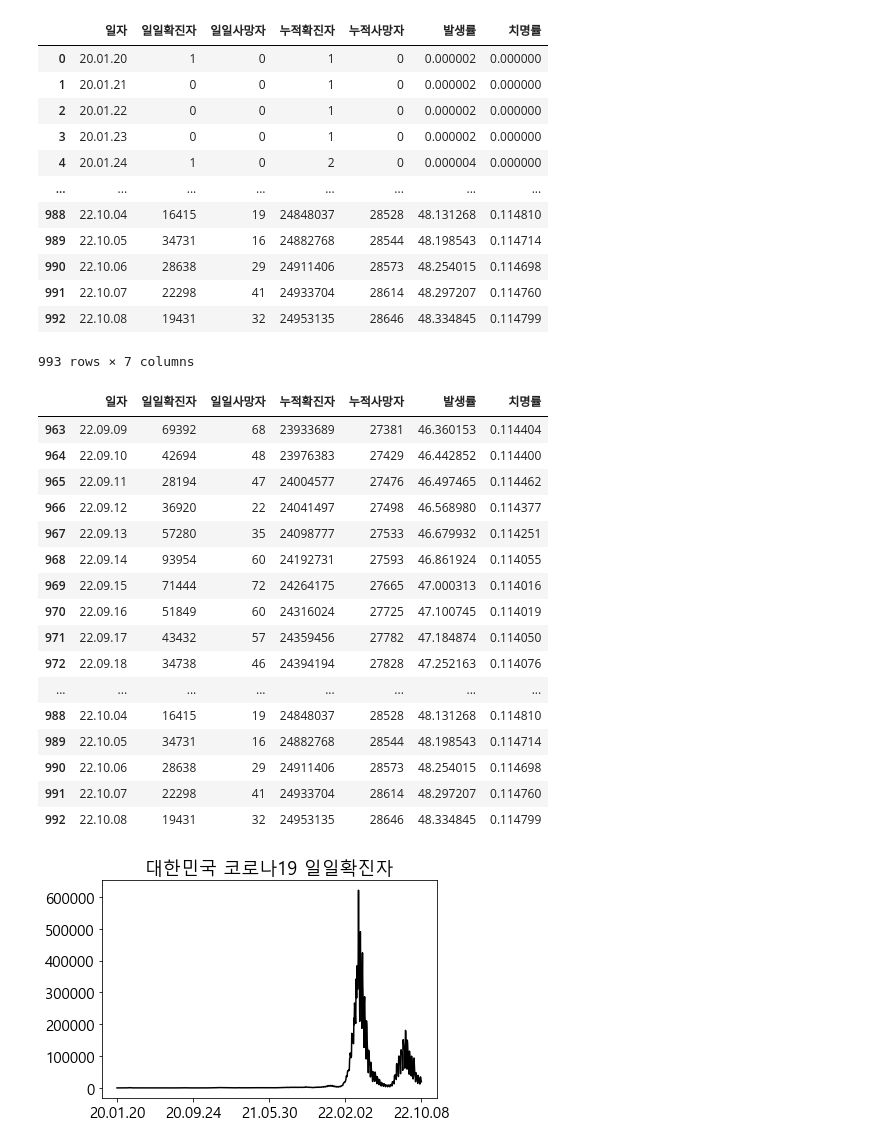
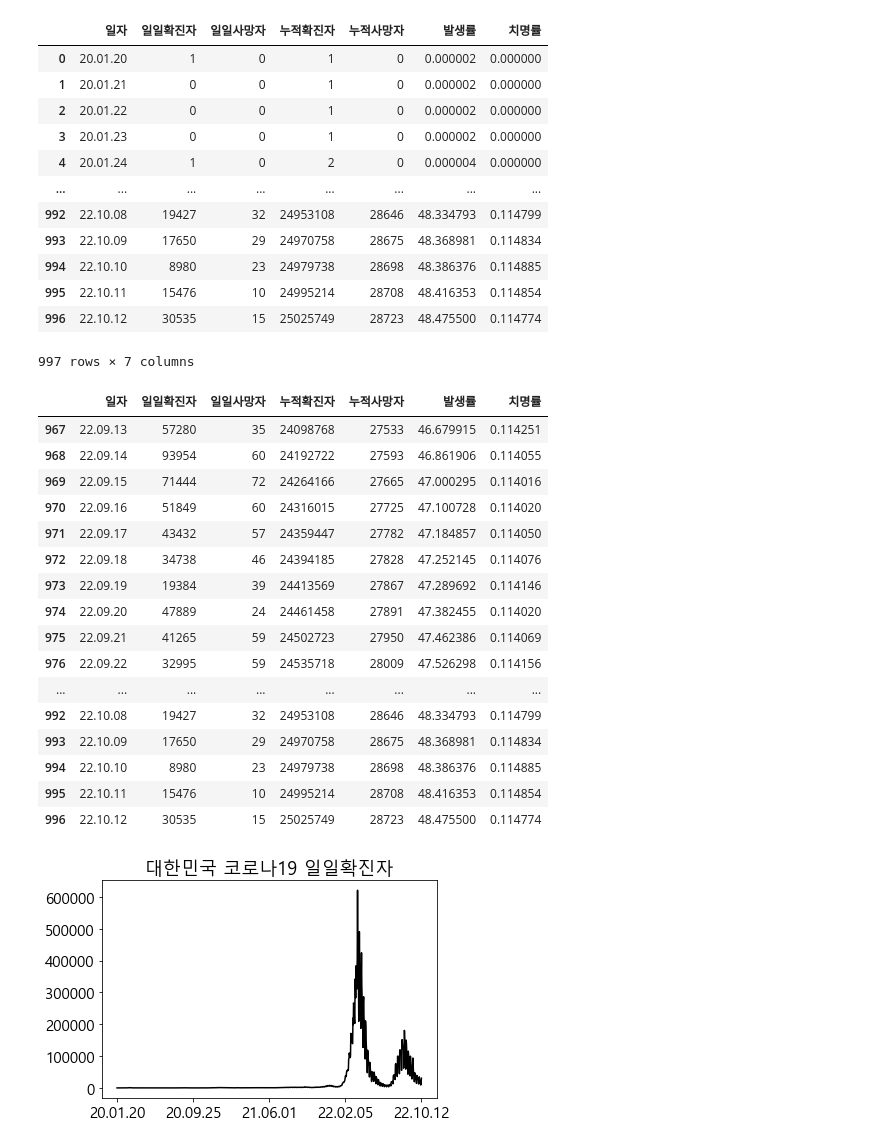
Before and after one commit to cpwoo/ProjectCorona, a Jupyter notebook: ProjectCorona.ipynb, the cells around one changed output. Saved outputs shown, nothing was run; the diff lists cells and outputs as text; code cells hidden in the pictures.

```diff
--- a/ProjectCorona.ipynb
+++ b/ProjectCorona.ipynb
@@ -7,51 +7,51 @@ matplotlib.rcParams['axes.unicode_minus'] = False
 # %%
 import pandas as pd
 import numpy as np
-df = pd.read_excel('코로나바이러스감염증-19_확진환자_발생현황_221008.xlsx', skiprows=[0,1,2,3,5])
+df = pd.read_excel('코로나바이러스감염증-19_확진환자_발생현황_221012.xlsx', skiprows=[0,1,2,3,5])
 df.drop(columns=['국내발생(명)', '해외유입(명)'], inplace=True)
 df.rename(columns={'계(명)':'일일확진자', '사망(명)':'일일사망자'}, inplace=True)
 df['일자'] = df['일자'].dt.strftime('%y.%m.%d')
 df.replace('-', 0, inplace=True)
 df['누적확진자'] = df['일일확진자'].cumsum()
 df['누적사망자'] = df['일일사망자'].cumsum()
 df['발생률'] = df['누적확진자'] / 51625561 * 100
 df['치명률'] = df['누적사망자'] / df['누적확진자'] * 100
 df
 # %% [output]
 |  | 일자 | 일일확진자 | 일일사망자 | 누적확진자 | 누적사망자 | 발생률 | 치명률 |
 | 0 | 20.01.20 | 1 | 0 | 1 | 0 | 0.000002 | 0.000000 |
 | 1 | 20.01.21 | 0 | 0 | 1 | 0 | 0.000002 | 0.000000 |
 | 2 | 20.01.22 | 0 | 0 | 1 | 0 | 0.000002 | 0.000000 |
 | 3 | 20.01.23 | 0 | 0 | 1 | 0 | 0.000002 | 0.000000 |
 | 4 | 20.01.24 | 1 | 0 | 2 | 0 | 0.000004 | 0.000000 |
 | ... | ... | ... | ... | ... | ... | ... | ... |
-| 988 | 22.10.04 | 16415 | 19 | 24848037 | 28528 | 48.131268 | 0.114810 |
-| 989 | 22.10.05 | 34731 | 16 | 24882768 | 28544 | 48.198543 | 0.114714 |
-| 990 | 22.10.06 | 28638 | 29 | 24911406 | 28573 | 48.254015 | 0.114698 |
-| 991 | 22.10.07 | 22298 | 41 | 24933704 | 28614 | 48.297207 | 0.114760 |
-| 992 | 22.10.08 | 19431 | 32 | 24953135 | 28646 | 48.334845 | 0.114799 |
+| 992 | 22.10.08 | 19427 | 32 | 24953108 | 28646 | 48.334793 | 0.114799 |
+| 993 | 22.10.09 | 17650 | 29 | 24970758 | 28675 | 48.368981 | 0.114834 |
+| 994 | 22.10.10 | 8980 | 23 | 24979738 | 28698 | 48.386376 | 0.114885 |
+| 995 | 22.10.11 | 15476 | 10 | 24995214 | 28708 | 48.416353 | 0.114854 |
+| 996 | 22.10.12 | 30535 | 15 | 25025749 | 28723 | 48.475500 | 0.114774 |
-993 rows × 7 columns
+997 rows × 7 columns
 # %%
 df30 = df.tail(30)
 df30
 # %% [output]
 |  | 일자 | 일일확진자 | 일일사망자 | 누적확진자 | 누적사망자 | 발생률 | 치명률 |
-| 963 | 22.09.09 | 69392 | 68 | 23933689 | 27381 | 46.360153 | 0.114404 |
-| 964 | 22.09.10 | 42694 | 48 | 23976383 | 27429 | 46.442852 | 0.114400 |
-| 965 | 22.09.11 | 28194 | 47 | 24004577 | 27476 | 46.497465 | 0.114462 |
-| 966 | 22.09.12 | 36920 | 22 | 24041497 | 27498 | 46.568980 | 0.114377 |
-| 967 | 22.09.13 | 57280 | 35 | 24098777 | 27533 | 46.679932 | 0.114251 |
-| 968 | 22.09.14 | 93954 | 60 | 24192731 | 27593 | 46.861924 | 0.114055 |
-| 969 | 22.09.15 | 71444 | 72 | 24264175 | 27665 | 47.000313 | 0.114016 |
-| 970 | 22.09.16 | 51849 | 60 | 24316024 | 27725 | 47.100745 | 0.114019 |
-| 971 | 22.09.17 | 43432 | 57 | 24359456 | 27782 | 47.184874 | 0.114050 |
-| 972 | 22.09.18 | 34738 | 46 | 24394194 | 27828 | 47.252163 | 0.114076 |
+| 967 | 22.09.13 | 57280 | 35 | 24098768 | 27533 | 46.679915 | 0.114251 |
+| 968 | 22.09.14 | 93954 | 60 | 24192722 | 27593 | 46.861906 | 0.114055 |
+| 969 | 22.09.15 | 71444 | 72 | 24264166 | 27665 | 47.000295 | 0.114016 |
+| 970 | 22.09.16 | 51849 | 60 | 24316015 | 27725 | 47.100728 | 0.114020 |
+| 971 | 22.09.17 | 43432 | 57 | 24359447 | 27782 | 47.184857 | 0.114050 |
+| 972 | 22.09.18 | 34738 | 46 | 24394185 | 27828 | 47.252145 | 0.114076 |
+| 973 | 22.09.19 | 19384 | 39 | 24413569 | 27867 | 47.289692 | 0.114146 |
+| 974 | 22.09.20 | 47889 | 24 | 24461458 | 27891 | 47.382455 | 0.114020 |
+| 975 | 22.09.21 | 41265 | 59 | 24502723 | 27950 | 47.462386 | 0.114069 |
+| 976 | 22.09.22 | 32995 | 59 | 24535718 | 28009 | 47.526298 | 0.114156 |
 | ... | ... | ... | ... | ... | ... | ... | ... |
-| 988 | 22.10.04 | 16415 | 19 | 24848037 | 28528 | 48.131268 | 0.114810 |
-| 989 | 22.10.05 | 34731 | 16 | 24882768 | 28544 | 48.198543 | 0.114714 |
-| 990 | 22.10.06 | 28638 | 29 | 24911406 | 28573 | 48.254015 | 0.114698 |
-| 991 | 22.10.07 | 22298 | 41 | 24933704 | 28614 | 48.297207 | 0.114760 |
-| 992 | 22.10.08 | 19431 | 32 | 24953135 | 28646 | 48.334845 | 0.114799 |
+| 992 | 22.10.08 | 19427 | 32 | 24953108 | 28646 | 48.334793 | 0.114799 |
+| 993 | 22.10.09 | 17650 | 29 | 24970758 | 28675 | 48.368981 | 0.114834 |
+| 994 | 22.10.10 | 8980 | 23 | 24979738 | 28698 | 48.386376 | 0.114885 |
+| 995 | 22.10.11 | 15476 | 10 | 24995214 | 28708 | 48.416353 | 0.114854 |
+| 996 | 22.10.12 | 30535 | 15 | 25025749 | 28723 | 48.475500 | 0.114774 |
 # %%
 x = df['일자']; y=df['일일확진자']
 plt.title('대한민국 코로나19 일일확진자')
@@ -59,7 +59,7 @@ plt.plot(x, y, color='k')
 plt.xticks(range(0, len(x), (len(x)-1)//4))
 plt.show()
 # %% [output]
-[figure, old version]
+[figure, new version]
 # %%
 x = df30['일자']; y=df30['일일확진자']
 plt.title('대한민국 코로나19 일일확진자 최근 30일')
```
Also changed, not shown: parts of 9 cells of this notebook, 7 other files.
